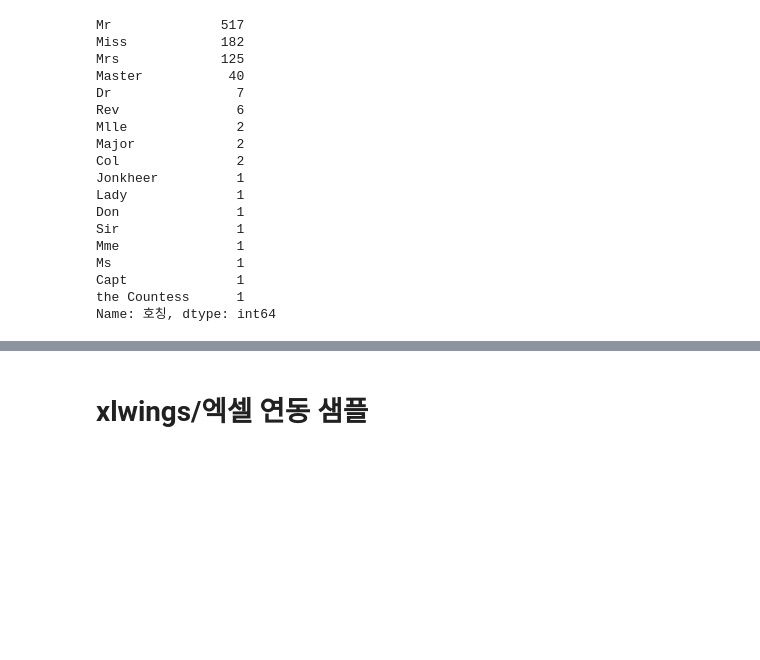
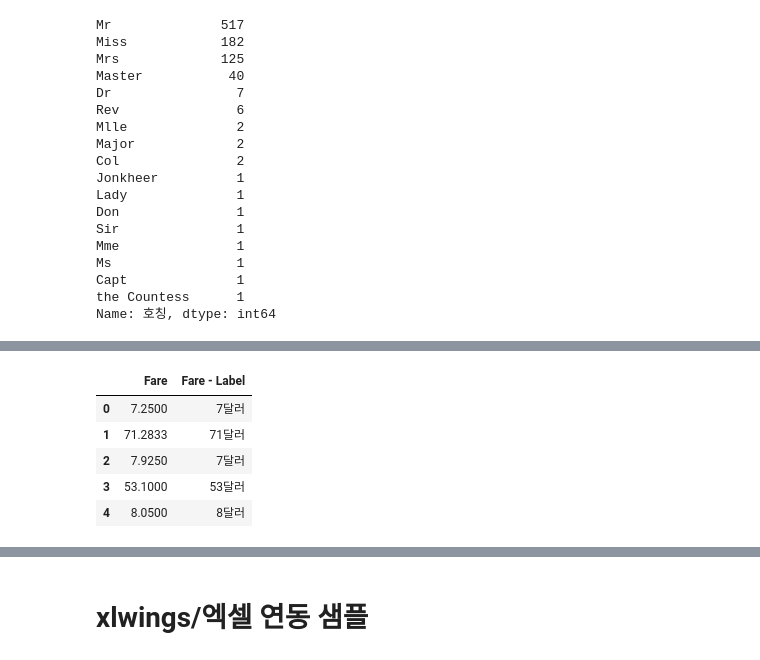
Before and after one commit to allieus/demo-ls-python-201905, a Jupyter notebook: Python Day 2.ipynb, the cells around one changed output, grey strips where cells are left out. Drawn from its saved outputs; the diff is of its cells as text; code cells hidden in the pictures; blank space fills up the shorter version.

```diff
--- a/Python Day 2.ipynb
+++ b/Python Day 2.ipynb
@@ -837,0 +859,10 @@ Name: 호칭, dtype: int64
+# %%
+train_df['Fare - Label'] = train_df['Fare'].astype('int').astype('str') + '달러'
+train_df[['Fare', 'Fare - Label']].head()
+# %% [output]
+|  | Fare | Fare - Label |
+| 0 | 7.2500 | 7달러 |
+| 1 | 71.2833 | 71달러 |
+| 2 | 7.9250 | 7달러 |
+| 3 | 53.1000 | 53달러 |
+| 4 | 8.0500 | 8달러 |
```
Also changed, not shown: parts of 16 cells of this notebook.
